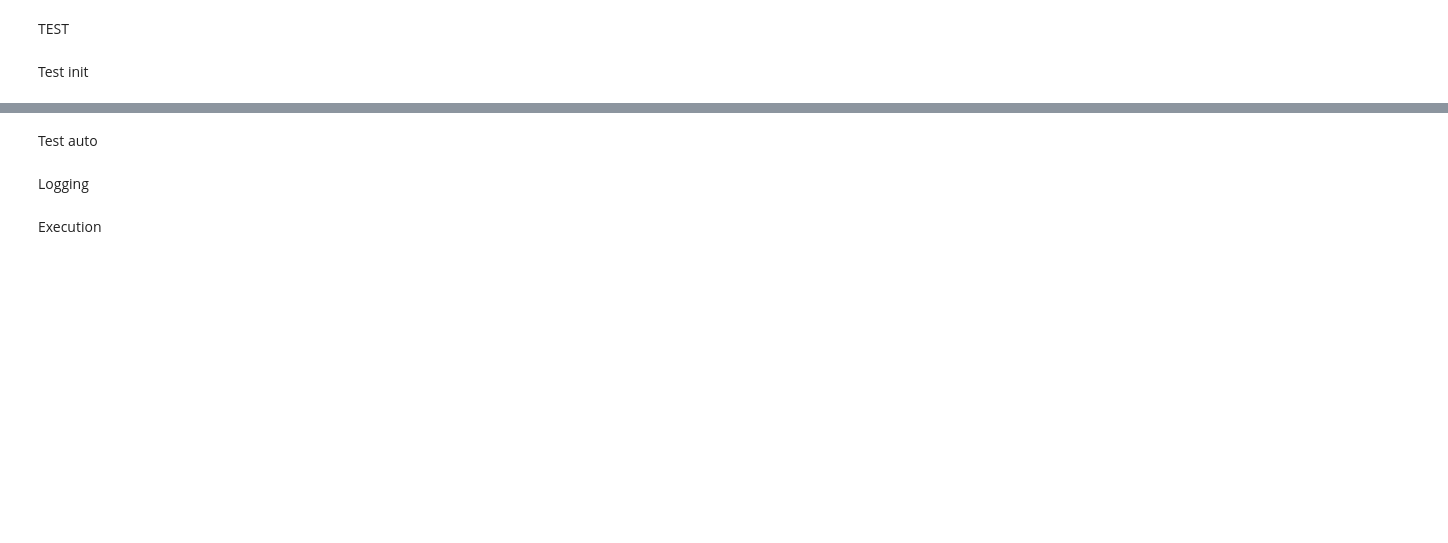
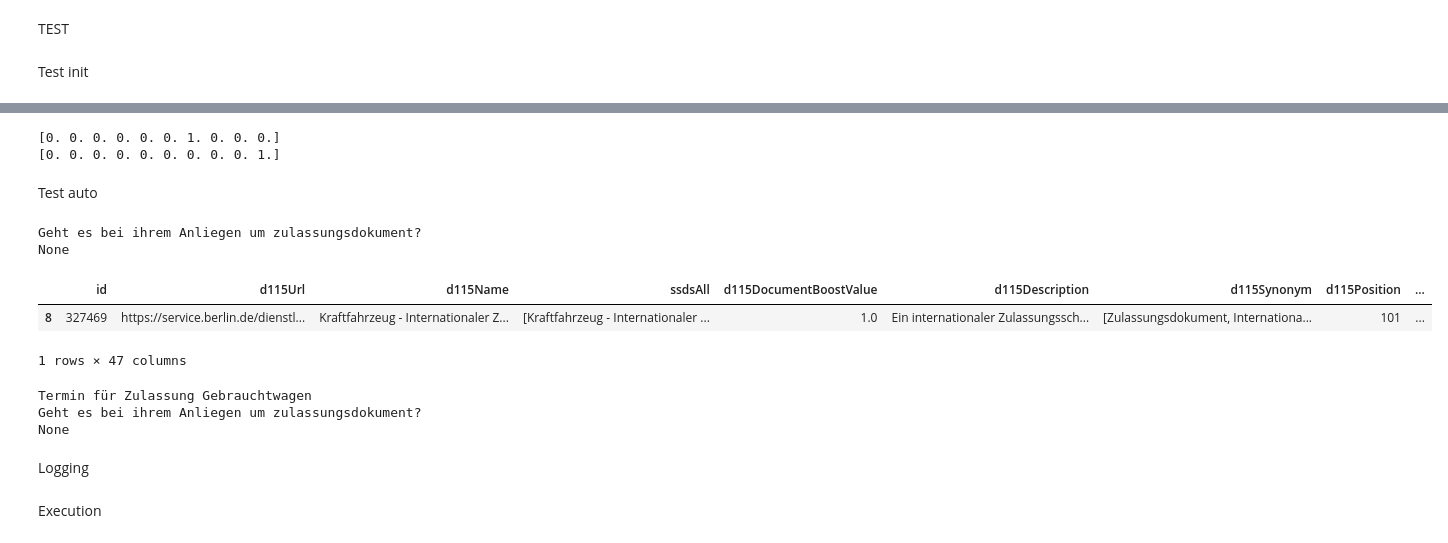
Before and after one commit to moritzwassmer/PJDS_chatbot, a Jupyter notebook: CodingDirectory/Clustering/decision_tree_chatbot.ipynb, the cells around one changed output, grey strips where cells are left out. Drawn from its saved outputs; the diff is of its cells as text; code cells hidden in the pictures; blank space fills up the shorter version.

```diff
--- a/CodingDirectory/Clustering/decision_tree_chatbot.ipynb
+++ b/CodingDirectory/Clustering/decision_tree_chatbot.ipynb
@@ -227,14 +238,56 @@ chatbot.getResult()
+# %%
+TREE = chatbot.tree_model.tree_
+#rechts
+print(TREE.value[TREE.children_right[chatbot.node]][0])
+print(TREE.value[TREE.children_left[chatbot.node]][0])
+# %% [output]
+[0. 0. 0. 0. 0. 0. 1. 0. 0. 0.]
+[0. 0. 0. 0. 0. 0. 0. 0. 0. 1.]
 # %% [markdown]
 Test auto
 # %%
+
+query = str(eval["initialQuestion"][index])
+service = str(eval["documentId"][index])
+
 print(chatbot.generateQuestion())
 answer = findCorrectAnswer(chatbot, service)
 print(answer)
 while chatbot.refine(answer):
     answer = findCorrectAnswer(chatbot, service)
     print(chatbot.generateQuestion())
     print(answer)
 chatbot.getResult()
+# %% [output]
+Geht es bei ihrem Anliegen um zulassungsdokument?
+None
+|  | id | d115Url | d115Name | ssdsAll | d115DocumentBoostValue | d115Description | d115Synonym | d115Position | ... |
+| 8 | 327469 | https://service.berlin.de/dienstl... | Kraftfahrzeug - Internationaler Z... | [Kraftfahrzeug - Internationaler ... | 1.0 | Ein internationaler Zulassungssch... | [Zulassungsdokument, Internationa... | 101 | ... |
+1 rows × 47 columns
+# %%
+i = 4
+while i <= 4:
+
+    query = str(eval["initialQuestion"][i])
+    service = str(eval["documentId"][i])
+    print(query)
+
+    chatbot.initQuery(query, False)
+
+    print(chatbot.generateQuestion())
+    answer = findCorrectAnswer(chatbot, service)
+    print(answer)
+    while chatbot.refine(answer):
+        answer = findCorrectAnswer(chatbot, service)
+
+        print(chatbot.generateQuestion())
+        print(answer)
+    chatbot.getResult()
+    i+=1
+# %% [output]
+Termin für Zulassung Gebrauchtwagen
+Geht es bei ihrem Anliegen um zulassungsdokument?
+None
 # %% [markdown]
 Logging
 # %%
```
Also changed, not shown: parts of 13 cells of this notebook.
